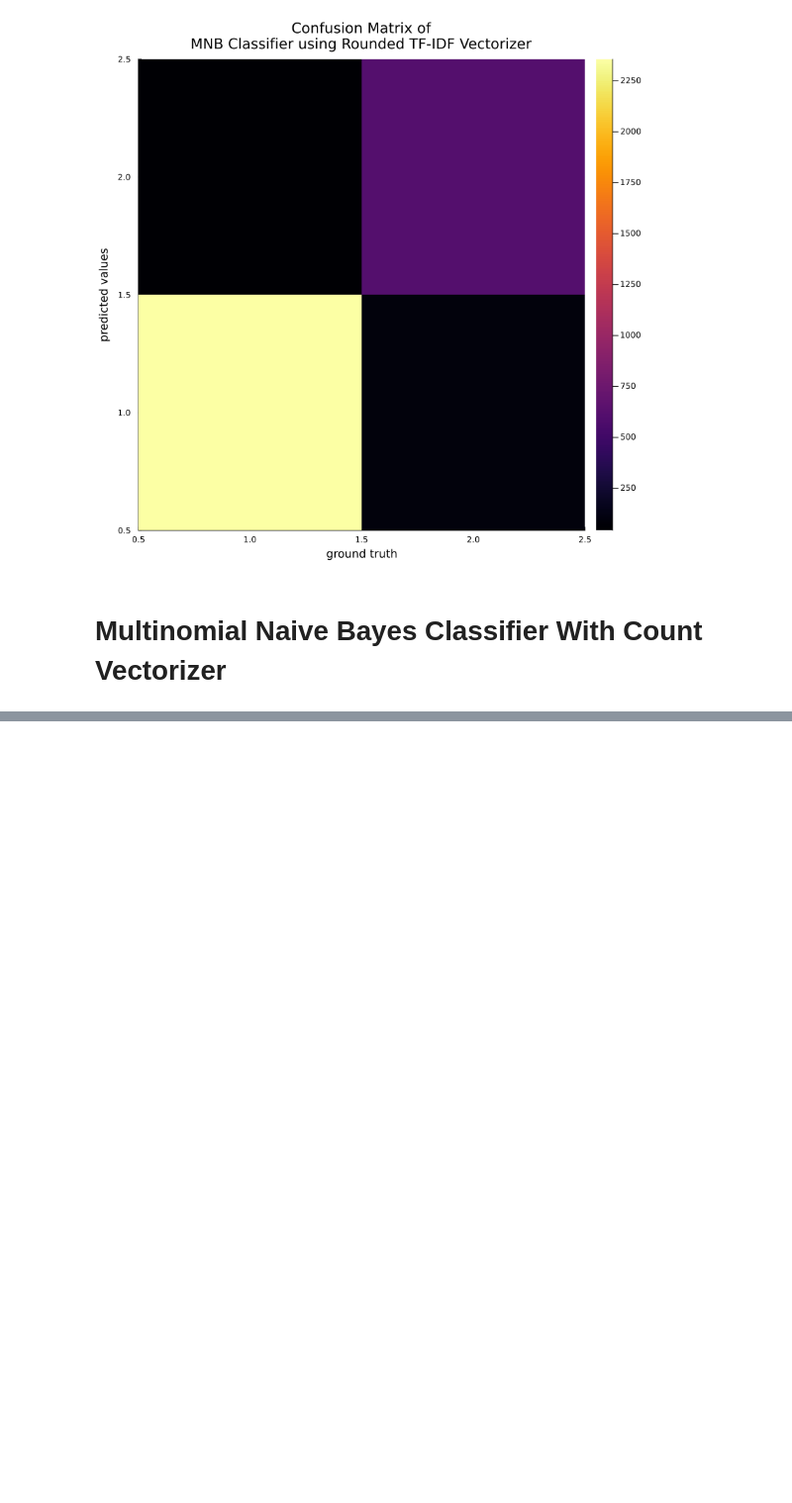
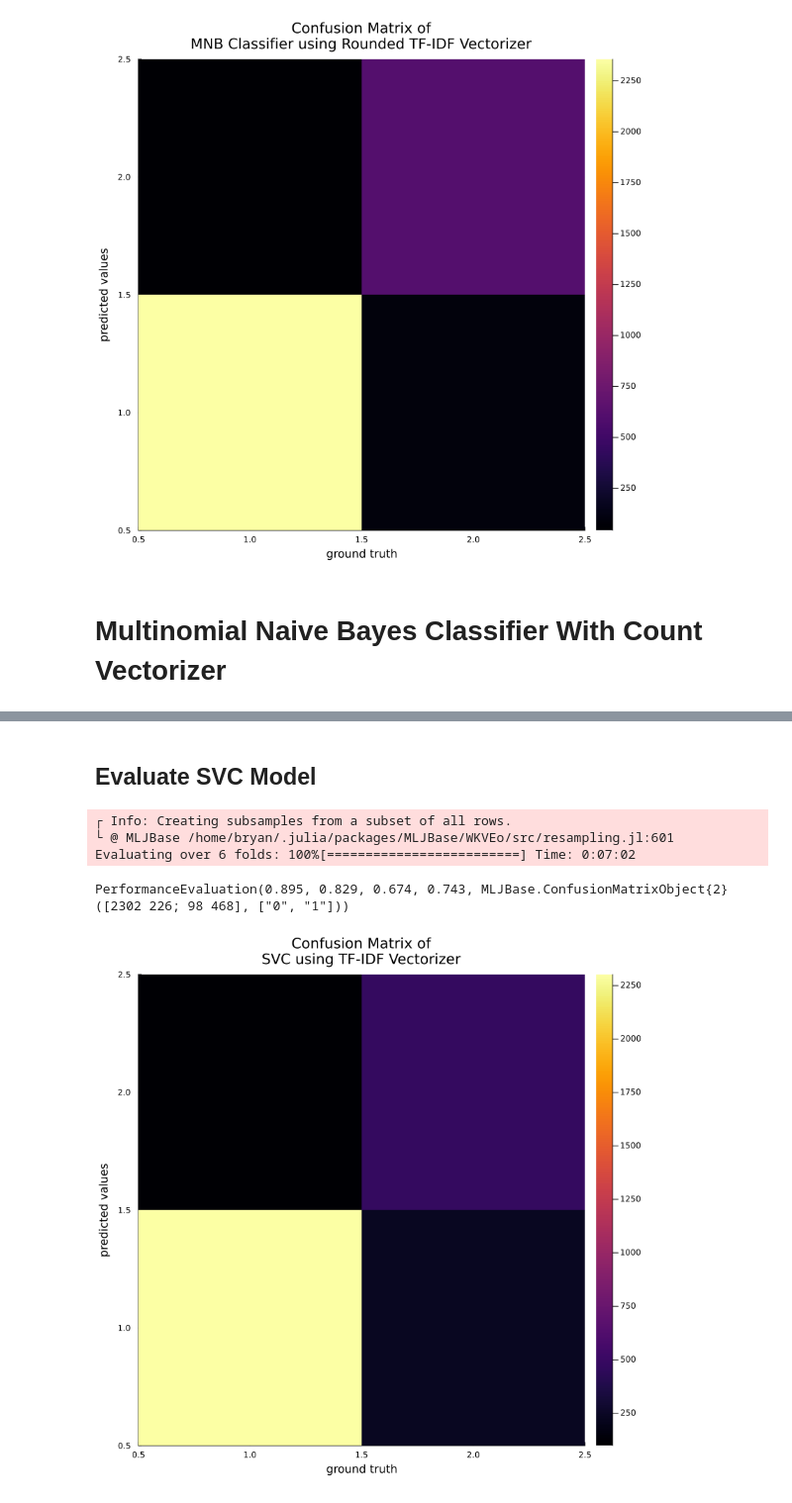
Before and after one commit to BryanEgbert/sentimental_analysis, a Jupyter notebook: eda2.ipynb, the cells around one changed output, grey strips where cells are left out. Shown at 99% size. Saved outputs shown, nothing was run; the diff lists cells and outputs as text; code cells hidden in the pictures; blank space fills up the shorter version.

```diff
--- a/eda2.ipynb
+++ b/eda2.ipynb
@@ -195,0 +305,6 @@ MLJBase.ConfusionMatrixObject{2}([2383 10; 17 684], ["0", "1"])
+# %%
+SVC = @load SVC pkg=LIBSVM
+svc = SVC(gamma=0.5)
+svc_tfidf_pipeline = (feat -> tokenize.(TextAnalysis.text.(feat))) |> TfidfTransformer() |> (feat -> round.(feat)) |> svc
+
+svc_tfidf_pipeline
@@ -195,0 +353,6 @@ MLJBase.ConfusionMatrixObject{2}([2383 10; 17 684], ["0", "1"])
+# %%
+mach = machine(svc_tfidf_pipeline, feat, target)
+MLJ.fit!(mach, rows=train)
+params = fitted_params(mach)
+
+params
@@ -195,0 +370,25 @@ MLJBase.ConfusionMatrixObject{2}([2383 10; 17 684], ["0", "1"])
+# %% [markdown]
+## Evaluate SVC Model
+# %%
+evaluation = evaluate!(mach, resampling=CV(), measure=[Accuracy(), Precision(), TruePositiveRate(), FScore(), ConfusionMatrix()], rows=test)
+println(evaluation)
+
+evaluation
+# %% [output]
+┌ Info: Creating subsamples from a subset of all rows.
+└ @ MLJBase /home/bryan/.julia/packages/MLJBase/WKVEo/src/resampling.jl:601
+Evaluating over 6 folds: 100%[=========================] Time: 0:07:02
+PerformanceEvaluation(0.895, 0.829, 0.674, 0.743, MLJBase.ConfusionMatrixObject{2}([2302 226; 98 468], ["0", "1"]))
+# %%
+yhat = MLJ.predict(mach, rows=test)
+
+# println("Accuracy on the test set: $(MLJ.accuracy(mode.(yhat), target[test]))")
+# println("fscore on the test set: $(MLJ.f1score(mode.(yhat), target[test]))")
+
+# confusion_mat = ConfusionMatrix()(mode.(yhat), coerce(target[test], OrderedFactor))
+# println(confusion_mat)
+cm_plt = Plots.heatmap(evaluation.measurement[5].mat, xlabel="ground truth", ylabel="predicted values", title="Confusion Matrix of\nSVC using TF-IDF Vectorizer", size= (800, 800))
+
+# MLJ.misclassification_rate(yhat, target[test])
+# %% [output]
+[figure, added]
```
Also changed, not shown: parts of 22 cells of this notebook, 2 other files.
